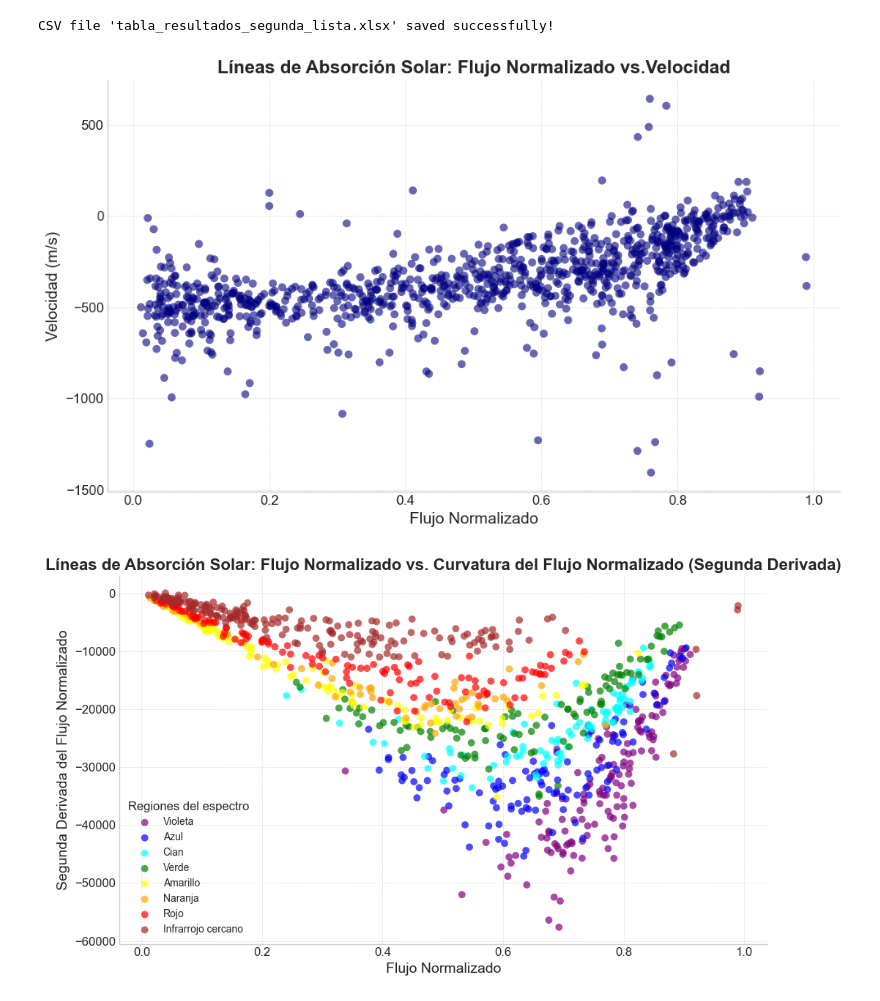
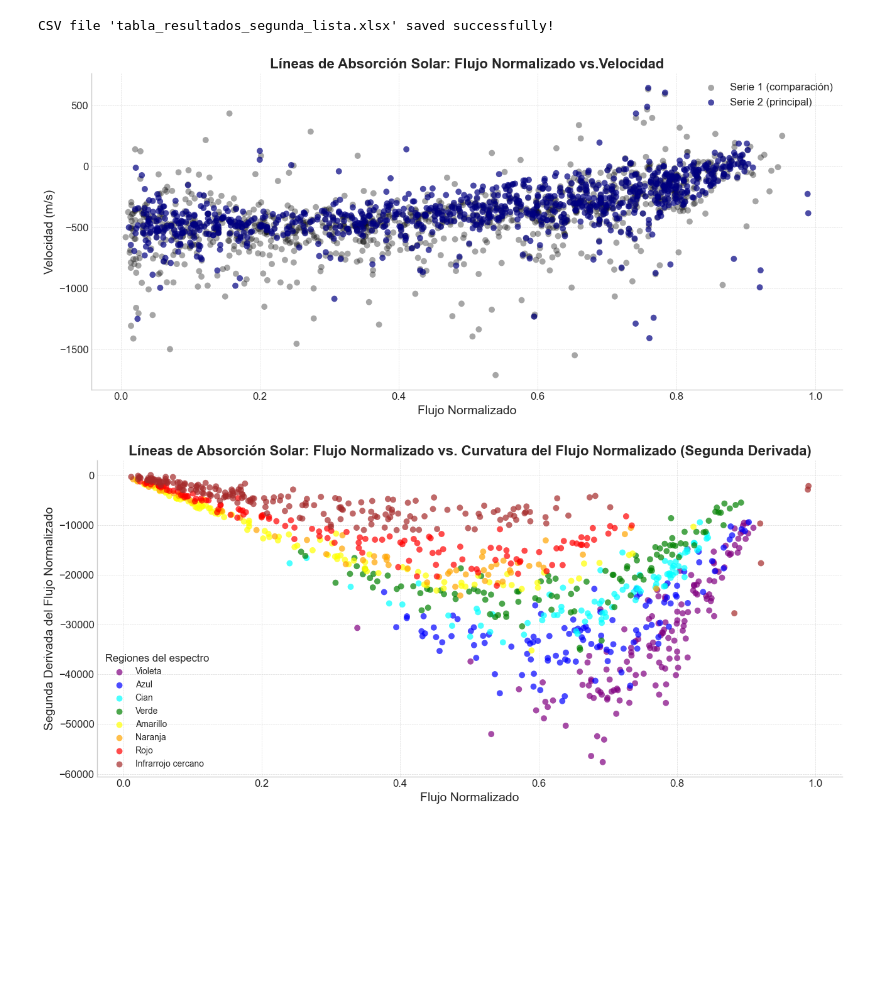
Before and after one commit to EstebanFuentesS/Proyecto-Teorico-202501, a Jupyter notebook: segundas_lineas.ipynb, the cells around one changed output. Cells and saved outputs as stored; diff of their text form; code cells hidden in the pictures; blank space fills up the shorter version.

```diff
--- a/segundas_lineas.ipynb
+++ b/segundas_lineas.ipynb
@@ -322,6 +322,12 @@ def save_lists_to_csv(ln, lo, v, flujo, d2, d3, nombres, filename="tabla_resulta
 save_lists_to_csv(lambda_natural, lambda_obs, lista_velocidades, flux_lista, evaluacion_segunda_deriv, evaluacion_tercera_deriv, nombres, "tabla_resultados_segunda_lista.xlsx")
 # %% [output]
 CSV file 'tabla_resultados_segunda_lista.xlsx' saved successfully!
+# %%
+#Importar Datos de la Serie 1
+flux_serie1 = np.load('serie1_flux.npy')
+velocidad_serie1 = np.load("serie1_vel.npy")
+d1_serie1 = np.load("serie1_d1.npy")
+d2_serie1 = np.load("serie1_d2.npy")
 # %%
 #Definir Rango de Colores
 rangos_colores = [
@@ -337,29 +343,31 @@ rangos_colores = [
 # %%
 #Graficar Flujo Normalizado vs. Velocidad
 plt.style.use('seaborn-v0_8-whitegrid')
 
-fig, ax = plt.subplots(figsize=(10, 6))  # tamaño ideal para presentación
+fig, ax = plt.subplots(figsize=(13, 6))  # tamaño ideal para presentación
 
-ax.scatter(flux_lista, lista_velocidades, s=50, color='navy', alpha=0.6, edgecolor='none')
+ax.scatter(flux_serie1, velocidad_serie1, s=50, color='black', alpha=0.35, edgecolor='none', label='Serie 1 (comparación)')
+ax.scatter(flux_lista, lista_velocidades, s=50, color='navy', alpha=0.7, edgecolor='none', label='Serie 2 (principal)')
 ax.set_title('Líneas de Absorción Solar: Flujo Normalizado vs.Velocidad', fontsize=16, weight='bold')
 ax.set_xlabel('Flujo Normalizado', fontsize=14)
 ax.set_ylabel('Velocidad (m/s)', fontsize=14)
 
 ax.grid(True, linestyle='--', linewidth=0.5, alpha=0.7)
 ax.spines['top'].set_visible(False)
 ax.spines['right'].set_visible(False)
 ax.tick_params(axis='both', which='major', labelsize=12)
+ax.legend(fontsize=12)
 
 plt.tight_layout()
 plt.savefig('Flujo Normalizado vs Velocidad.png', dpi=1000, bbox_inches='tight')
 plt.show()
 # %% [output]
-[figure, old version]
+[figure, new version]
 # %%
 #Flujo Normalizado vs. Curvatura del Flujo Normalizado (Segunda Derivada)
 plt.style.use('seaborn-v0_8-whitegrid')
 
-fig, ax = plt.subplots(figsize=(10, 6))  # tamaño presentación
+fig, ax = plt.subplots(figsize=(13, 6))  # tamaño presentación
 
 for start, end, color, label in rangos_colores:
     ax.scatter(
@@ -387,7 +395,7 @@ plt.tight_layout()
 plt.savefig('Flujo Normalizado vs Segunda Derivada.png', dpi=1000, bbox_inches='tight')
 plt.show()
 # %% [output]
-[figure, old version]
+[figure, new version]
 # %%
 #Eliminar Valores no Validos Primero
 flux_lista_array = np.array(flux_lista)
```
Also changed, not shown: parts of 1 cell of this notebook, 10 other files.
